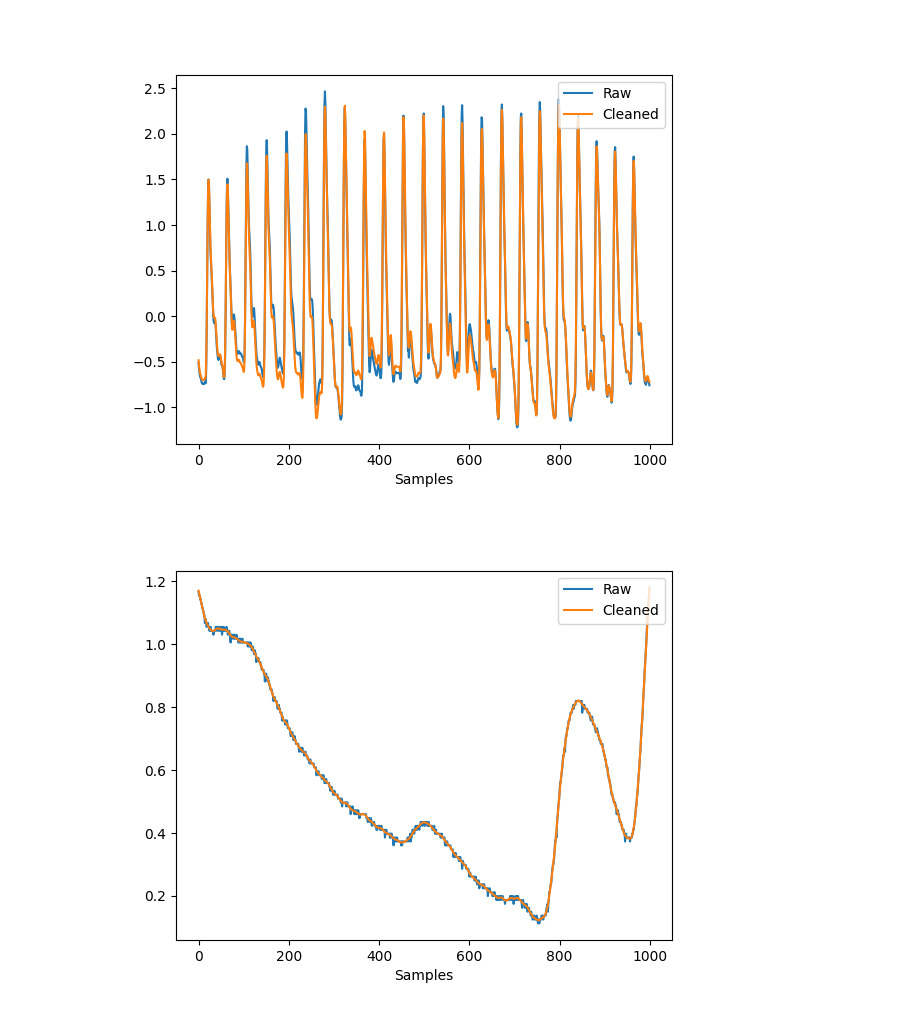
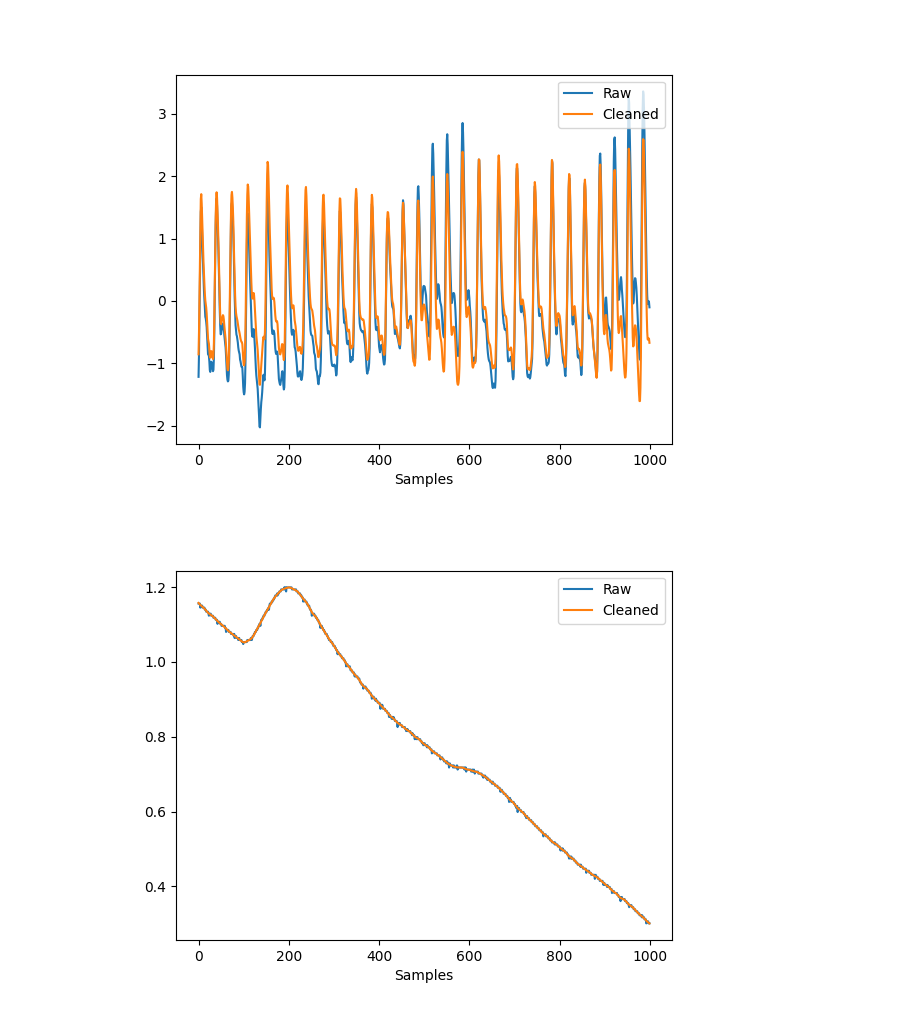
Before and after one commit to sergiodl-ubi/stressID, a Jupyter notebook: Feature Extraction/physiological/DataPeek.ipynb, the cells around one changed output. Saved outputs shown, nothing was run; the diff lists cells and outputs as text; code cells hidden in the pictures.

Commit message:
Trying to make StressID code work with our captured data

```diff
--- a/Feature Extraction/physiological/DataPeek.ipynb
+++ b/Feature Extraction/physiological/DataPeek.ipynb
@@ -39,7 +39,7 @@ def split_by_label(df: pd.DataFrame) -> list[tuple[str, pd.DataFrame]]:
         output.append((label, df[start_idx:end_idx]))
     return output
 # %%
-data_file = f"{dataset_path}/20250710-18-UXFrustrationRecognition.Annotated.csv"
+data_file = f"{dataset_path}/20250627-02-UXFrustrationRecognition.Annotated.csv"
 data_ecg: FeatureDict = dict()
 data_eda: FeatureDict = dict()
 
@@ -89,8 +89,8 @@ for ecg,eda in zip(data_ecg.items(), data_eda.items()):
     ecg_clean[ecg[0]] = nk.ecg_clean(ecg[1], sampling_rate=51.2, method="neurokit")
     eda_clean[eda[0]] = nk.eda_clean(eda[1], sampling_rate=51.2, method='neurokit')
 # %%
-nk.signal_plot([data_ecg["18-FormM"][1000:2000], ecg_clean["18-FormM"][1000:2000]], labels=["Raw", "Cleaned"])
-nk.signal_plot([data_eda["18-FormM"][1000:2000], eda_clean["18-FormM"][1000:2000]], labels=["Raw", "Cleaned"])
+nk.signal_plot([data_ecg["02-StressClip"][1000:2000], ecg_clean["02-StressClip"][1000:2000]], labels=["Raw", "Cleaned"])
+nk.signal_plot([data_eda["02-StressClip"][1000:2000], eda_clean["02-StressClip"][1000:2000]], labels=["Raw", "Cleaned"])
 # %% [output]
-[figure, old version]
+[figure, new version]
-[figure, old version]
+[figure, new version]
```
Also changed, not shown: 2 other files.
